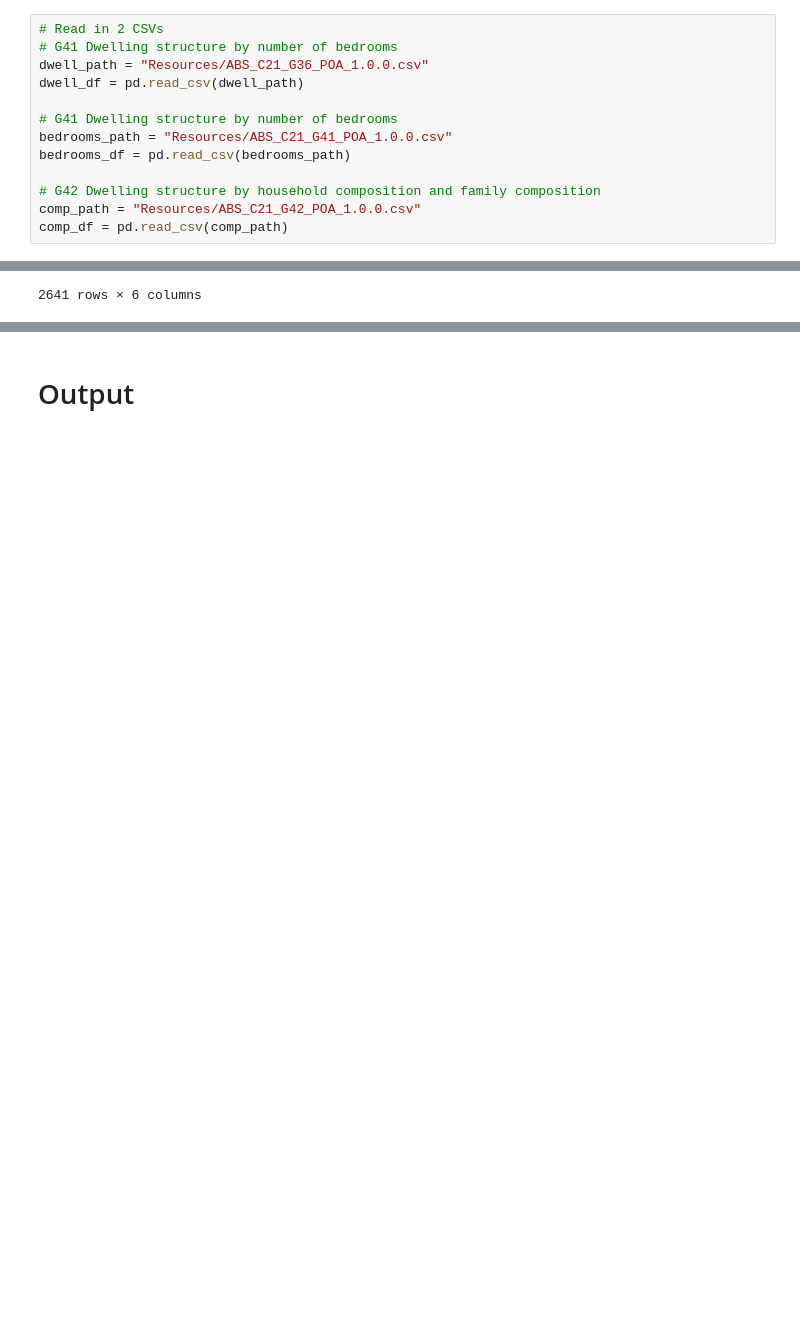
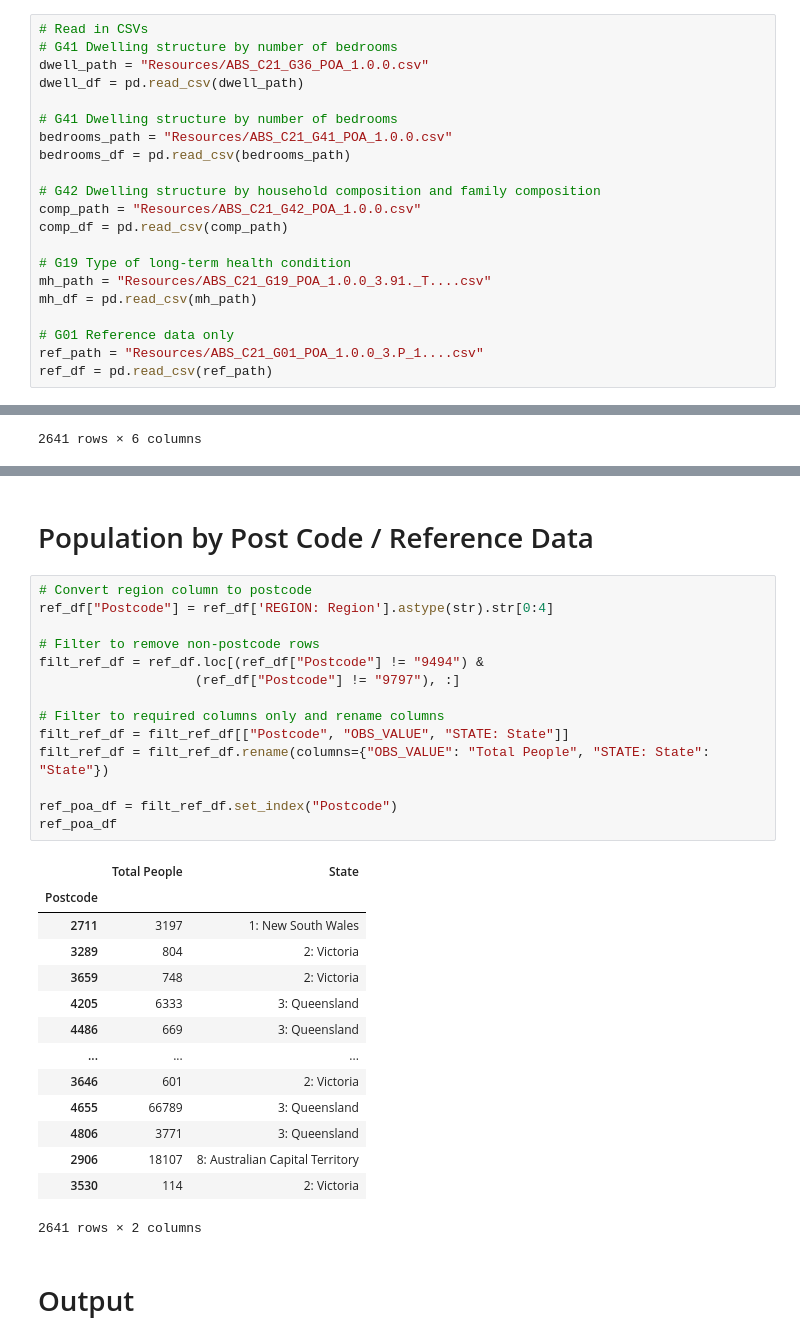
Before and after one commit to ricamaria/Project-1, a Jupyter notebook: ABS_data/ABS_data.ipynb, the cells around one changed output, grey strips where cells are left out. Drawn from its saved outputs; the diff is of its cells as text; blank space fills up the shorter version.

```diff
--- a/ABS_data/ABS_data.ipynb
+++ b/ABS_data/ABS_data.ipynb
@@ -16,7 +18,7 @@ import gmaps
 import json
 import os
 # %%
-# Read in 2 CSVs
+# Read in CSVs
 # G41 Dwelling structure by number of bedrooms
 dwell_path = "Resources/ABS_C21_G36_POA_1.0.0.csv"
 dwell_df = pd.read_csv(dwell_path)
@@ -28,6 +30,14 @@ bedrooms_df = pd.read_csv(bedrooms_path)
 # G42 Dwelling structure by household composition and family composition
 comp_path = "Resources/ABS_C21_G42_POA_1.0.0.csv"
 comp_df = pd.read_csv(comp_path)
+
+# G19 Type of long-term health condition
+mh_path = "Resources/ABS_C21_G19_POA_1.0.0_3.91._T....csv"
+mh_df = pd.read_csv(mh_path)
+
+# G01 Reference data only
+ref_path = "Resources/ABS_C21_G01_POA_1.0.0_3.P_1....csv"
+ref_df = pd.read_csv(ref_path)
 # %% [markdown]
 # Dwelling Type by Postcode
 # %%
@@ -169,3 +210,34 @@ comp_poa_df
+# %% [markdown]
+# Population by Post Code / Reference Data
+# %%
+# Convert region column to postcode
+ref_df["Postcode"] = ref_df['REGION: Region'].astype(str).str[0:4]
+
+# Filter to remove non-postcode rows
+filt_ref_df = ref_df.loc[(ref_df["Postcode"] != "9494") &
+                    (ref_df["Postcode"] != "9797"), :]
+
+# Filter to required columns only and rename columns
+filt_ref_df = filt_ref_df[["Postcode", "OBS_VALUE", "STATE: State"]]
+filt_ref_df = filt_ref_df.rename(columns={"OBS_VALUE": "Total People", "STATE: State": "State"})
+
+ref_poa_df = filt_ref_df.set_index("Postcode")
+ref_poa_df
+# %% [output]
+|  | Total People | State |
+| Postcode |  |  |
+| 2711 | 3197 | 1: New South Wales |
+| 3289 | 804 | 2: Victoria |
+| 3659 | 748 | 2: Victoria |
+| 4205 | 6333 | 3: Queensland |
+| 4486 | 669 | 3: Queensland |
+| ... | ... | ... |
+| 3646 | 601 | 2: Victoria |
+| 4655 | 66789 | 3: Queensland |
+| 4806 | 3771 | 3: Queensland |
+| 2906 | 18107 | 8: Australian Capital Territory |
+| 3530 | 114 | 2: Victoria |
+2641 rows × 2 columns
 # %% [markdown]
 # Output
 # %%
```
Also changed, not shown: parts of 6 cells of this notebook, 1 other file.
